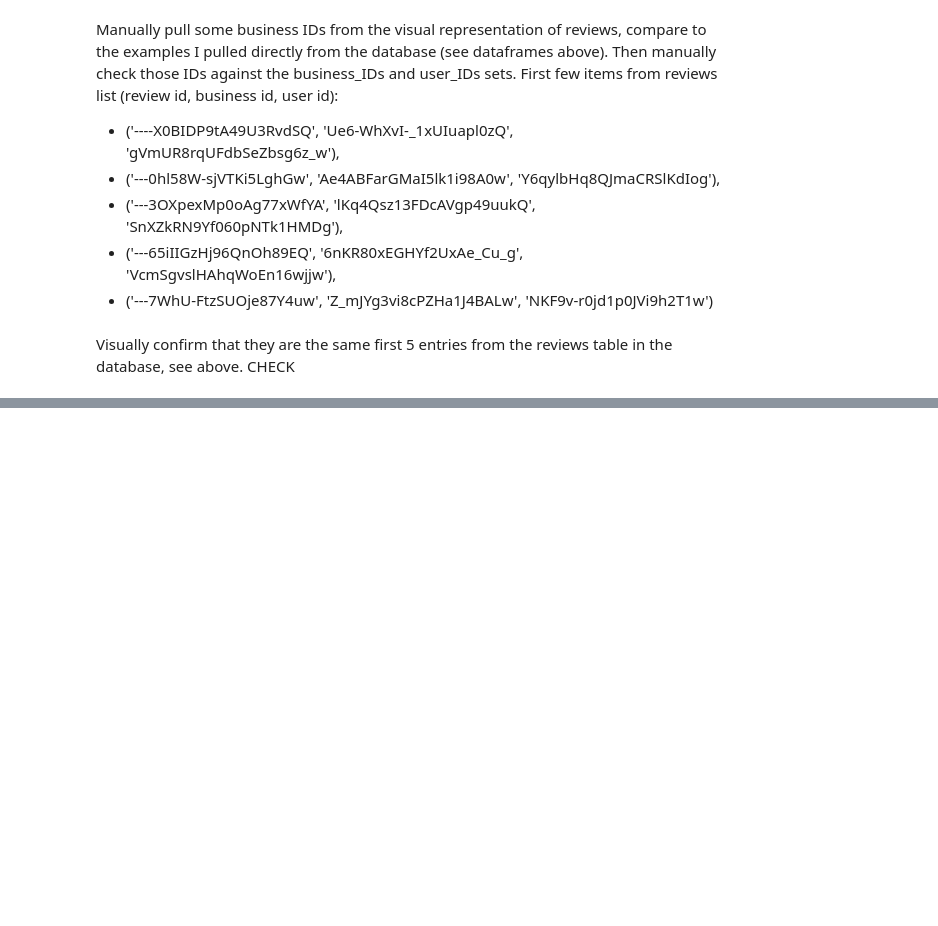
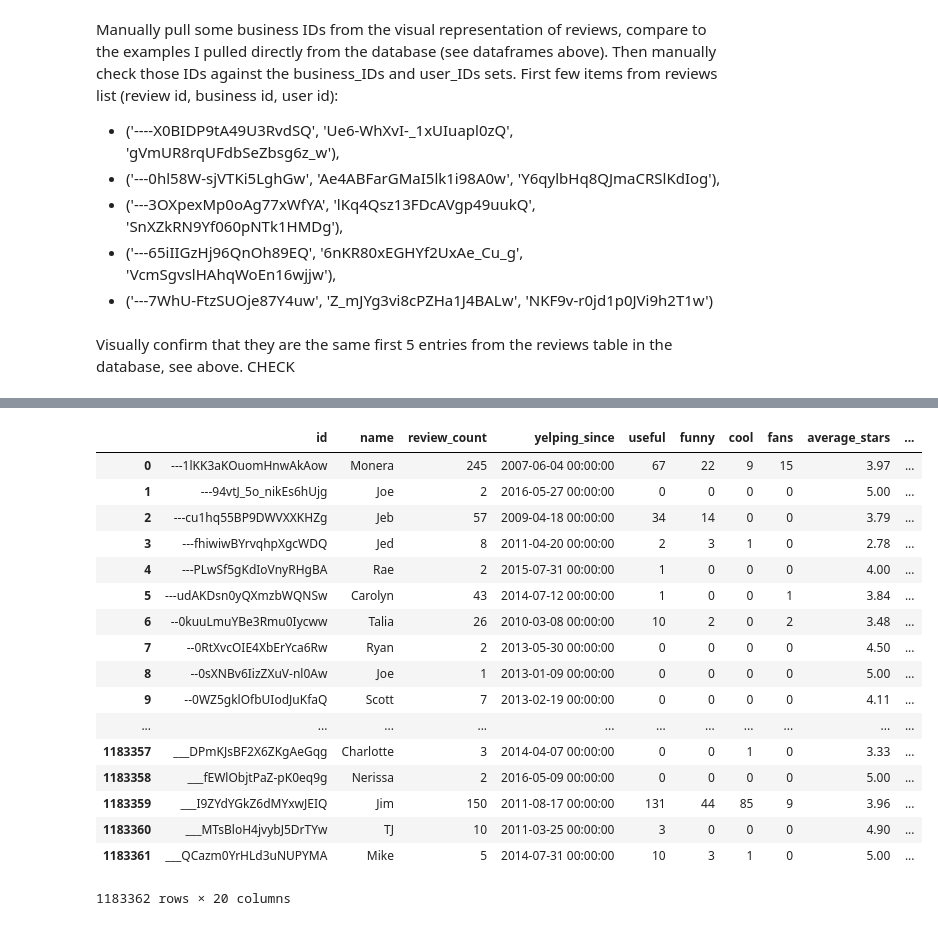
Before and after one commit to gravelcycles/yelp-dataset-challenge, a Jupyter notebook: Nathan's EDA.ipynb, the cells around one changed output, grey strips where cells are left out. Drawn from its saved outputs; the diff is of its cells as text; code cells hidden in the pictures; blank space fills up the shorter version.

```diff
--- a/Nathan's EDA.ipynb
+++ b/Nathan's EDA.ipynb
@@ -262,0 +273,23 @@ False
+# %%
+user_df = pd.read_sql_query('SELECT * FROM user', conn)
+# %%
+display(user_df)
+# %% [output]
+|  | id | name | review_count | yelping_since | useful | funny | cool | fans | average_stars | ... |
+| 0 | ---1lKK3aKOuomHnwAkAow | Monera | 245 | 2007-06-04 00:00:00 | 67 | 22 | 9 | 15 | 3.97 | ... |
+| 1 | ---94vtJ_5o_nikEs6hUjg | Joe | 2 | 2016-05-27 00:00:00 | 0 | 0 | 0 | 0 | 5.00 | ... |
+| 2 | ---cu1hq55BP9DWVXXKHZg | Jeb | 57 | 2009-04-18 00:00:00 | 34 | 14 | 0 | 0 | 3.79 | ... |
+| 3 | ---fhiwiwBYrvqhpXgcWDQ | Jed | 8 | 2011-04-20 00:00:00 | 2 | 3 | 1 | 0 | 2.78 | ... |
+| 4 | ---PLwSf5gKdIoVnyRHgBA | Rae | 2 | 2015-07-31 00:00:00 | 1 | 0 | 0 | 0 | 4.00 | ... |
+| 5 | ---udAKDsn0yQXmzbWQNSw | Carolyn | 43 | 2014-07-12 00:00:00 | 1 | 0 | 0 | 1 | 3.84 | ... |
+| 6 | --0kuuLmuYBe3Rmu0Iycww | Talia | 26 | 2010-03-08 00:00:00 | 10 | 2 | 0 | 2 | 3.48 | ... |
+| 7 | --0RtXvcOIE4XbErYca6Rw | Ryan | 2 | 2013-05-30 00:00:00 | 0 | 0 | 0 | 0 | 4.50 | ... |
+| 8 | --0sXNBv6IizZXuV-nl0Aw | Joe | 1 | 2013-01-09 00:00:00 | 0 | 0 | 0 | 0 | 5.00 | ... |
+| 9 | --0WZ5gklOfbUIodJuKfaQ | Scott | 7 | 2013-02-19 00:00:00 | 0 | 0 | 0 | 0 | 4.11 | ... |
+| ... | ... | ... | ... | ... | ... | ... | ... | ... | ... | ... |
+| 1183357 | ___DPmKJsBF2X6ZKgAeGqg | Charlotte | 3 | 2014-04-07 00:00:00 | 0 | 0 | 1 | 0 | 3.33 | ... |
+| 1183358 | ___fEWlObjtPaZ-pK0eq9g | Nerissa | 2 | 2016-05-09 00:00:00 | 0 | 0 | 0 | 0 | 5.00 | ... |
+| 1183359 | ___I9ZYdYGkZ6dMYxwJEIQ | Jim | 150 | 2011-08-17 00:00:00 | 131 | 44 | 85 | 9 | 3.96 | ... |
+| 1183360 | ___MTsBloH4jvybJ5DrTYw | TJ | 10 | 2011-03-25 00:00:00 | 3 | 0 | 0 | 0 | 4.90 | ... |
+| 1183361 | ___QCazm0YrHLd3uNUPYMA | Mike | 5 | 2014-07-31 00:00:00 | 10 | 3 | 1 | 0 | 5.00 | ... |
+1183362 rows × 20 columns
```
Also changed, not shown: parts of 23 cells of this notebook, 3 other files.
